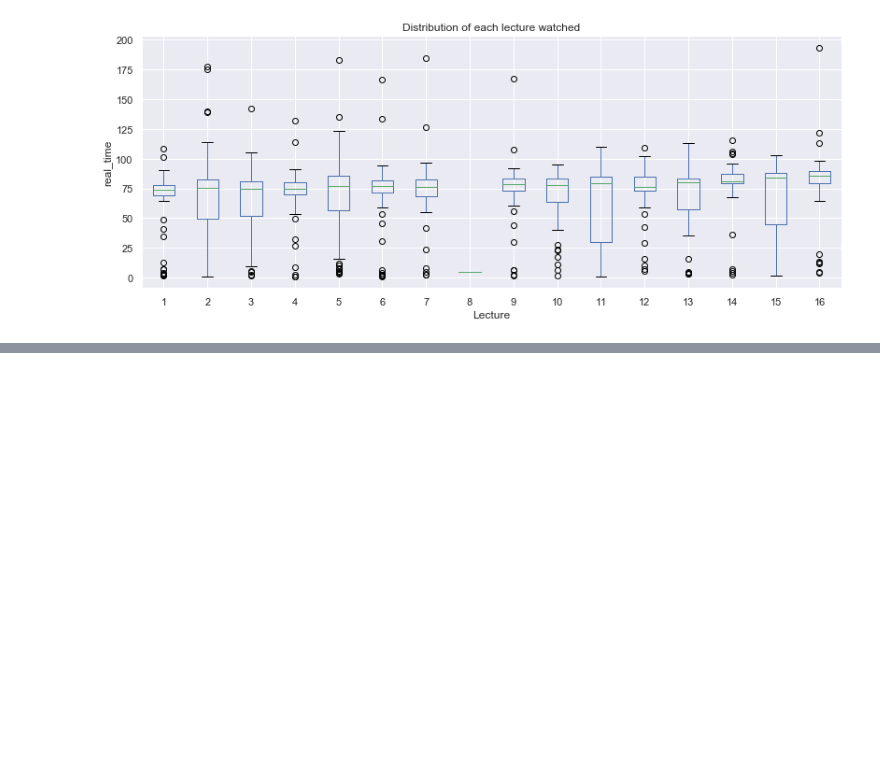
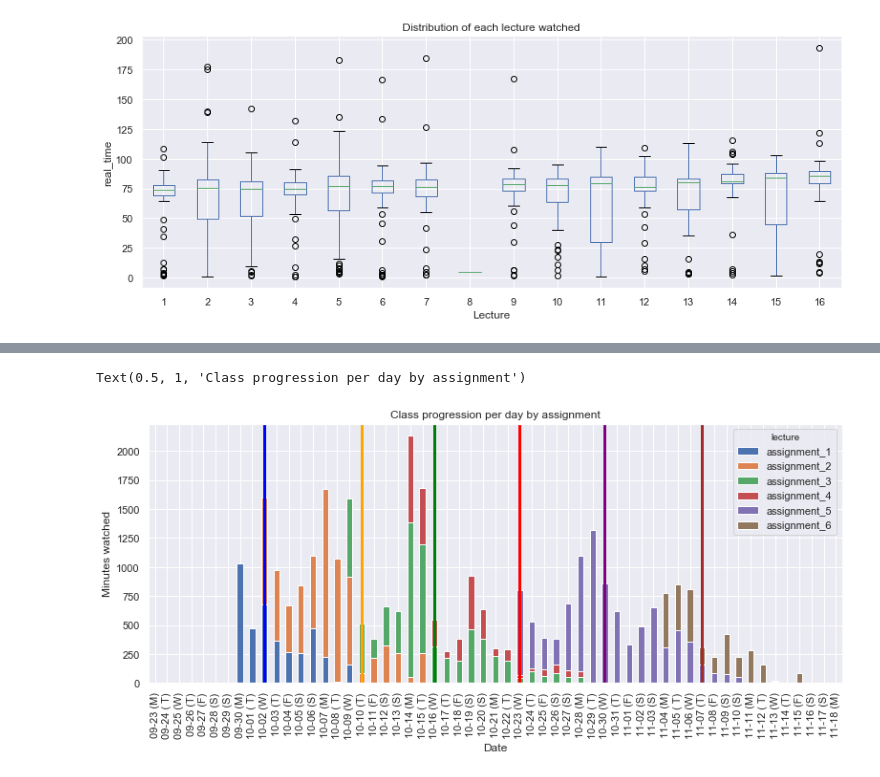
Before and after one commit to willcrichton/lecture-intelligence, a Jupyter notebook: notebooks/georgia-experiments.ipynb, the cells around one changed output, grey strips where cells are left out. Drawn from its saved outputs; the diff is of its cells as text; code cells hidden in the pictures; blank space fills up the shorter version.

```diff
--- a/notebooks/georgia-experiments.ipynb
+++ b/notebooks/georgia-experiments.ipynb
@@ -192,0 +147,3 @@ Text(0.5, 0.98, '')
+# %%
+pivot_df = df2.pivot(index='date', columns='lecture', values='minutes')
+pivot_df
@@ -192,0 +169,3 @@ Text(0.5, 0.98, '')
+# %%
+pivot_df = pivot_df.fillna(0)
+pivot_df
@@ -192,0 +191,9 @@ Text(0.5, 0.98, '')
+# %%
+# [:, inclusive:exclusive] hardcoded
+pivot_df['assignment_1'] = pivot_df.iloc[:, 2:3].sum(axis=1)
+pivot_df['assignment_2'] = pivot_df.iloc[:, 3:5].sum(axis=1)
+pivot_df['assignment_3'] = pivot_df.iloc[:, 5:7].sum(axis=1)
+pivot_df['assignment_4'] = pivot_df.iloc[:, 6:8].sum(axis=1)
+pivot_df['assignment_5'] = pivot_df.iloc[:, 9:12].sum(axis=1)
+pivot_df['assignment_6'] = pivot_df.iloc[:, 12:13].sum(axis=1)
+pivot_df
@@ -192,0 +220,25 @@ Text(0.5, 0.98, '')
+# %%
+ax = pivot_df.loc[:,['assignment_1','assignment_2','assignment_3', 'assignment_4', 'assignment_5', 'assignment_6']].plot.bar(stacked=True, figsize=(13,5))
+
+# Popultes information in the ticks such that they aren't empty strings
+plt.draw()
+# Get labels and format them
+labels = [item.get_text()[5:] + " (" + day_to_string(dt.datetime.strptime(item.get_text(),'%Y-%m-%d').weekday()) + ")" for item in ax.get_xticklabels()]
+# Print labels
+ax.set_xticklabels(labels)
+
+# Assignment lines hardcoded
+ax.axvline(x=9, linewidth=3, color='blue')
+ax.axvline(x=17, linewidth=3, color='orange')
+ax.axvline(x=23, linewidth=3, color='green')
+ax.axvline(x=30, linewidth=3, color='red')
+ax.axvline(x=37, linewidth=3, color='purple')
+ax.axvline(x=45, linewidth=3, color='brown')
+
+# Add title, x-label, y-label
+ax.set_xlabel('Date')
+ax.set_ylabel('Minutes watched')
+ax.set_title('Class progression per day by assignment')
+# %% [output]
+Text(0.5, 1, 'Class progression per day by assignment')
+[figure, added]
```
Also changed, not shown: parts of 16 cells of this notebook.
